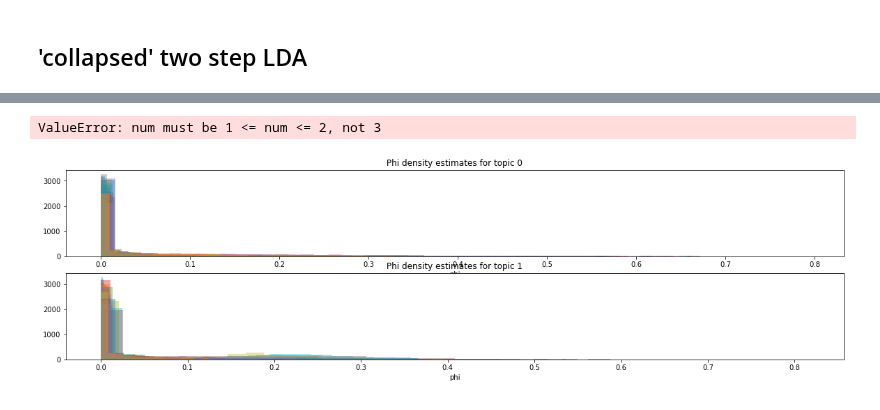
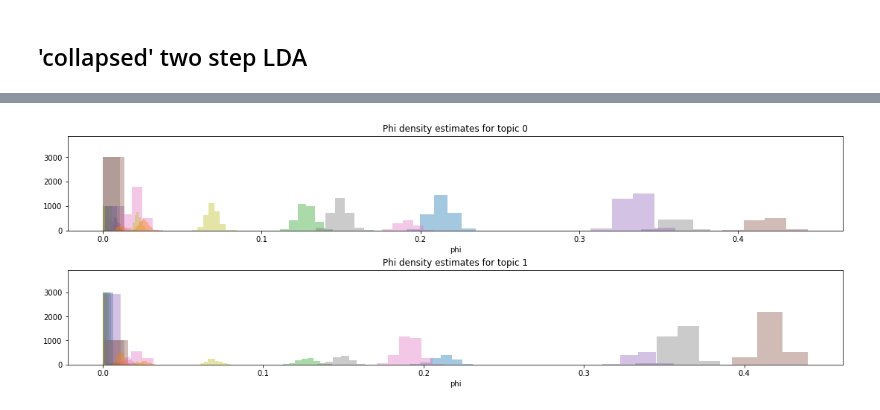
Before and after one commit to morrislab/damuta, a Jupyter notebook: twostep_lda.ipynb, the cells around one changed output, grey strips where cells are left out. Cells and saved outputs as stored; diff of their text form; code cells hidden in the pictures.

```diff
--- a/twostep_lda.ipynb
+++ b/twostep_lda.ipynb
@@ -64,0 +109,10 @@ X_encoded, Y_encoded = encode_counts(data)
+# %%
+plt.figure(figsize=(15,10))
+for j in range(J):
+    plt.subplot(J,1,j+1)
+    plt.bar(['ACA', 'ACC', 'ACG', 'ACT', 'CCA', 'CCC', 'CCG', 'CCT',
+             'GCA', 'GCC', 'GCG', 'GCT', 'TCA', 'TCC', 'TCG', 'TCT',
+             'ATA', 'ATC', 'ATG', 'ATT', 'CTA', 'CTC', 'CTG', 'CTT',
+             'GTA', 'GTC', 'GTG', 'GTT', 'TTA', 'TTC', 'TTG', 'TTT'],
+            phi_gen[j], color = np.repeat(['green', 'blue'], 16))
+#plt.tick_params(labelsize=12, rotation=45)
@@ -113,7 +163,0 @@ az.plot_posterior(full_trace, var_names=['theta']);
-# %%
-plt.figure(figsize=(20,5))
-for j in range(J):
-    plt.subplot(J,1,j+1)
-    for c in range(C):
-        sns.distplot(full_trace.posterior['phi'][:, :, j, c], kde=False, hist=True)
-    plt.title(f'Phi density estimates for topic {j}')
@@ -147,9 +200,8 @@ with pm.Model() as collapsed_model:
     etaT = pm.Dirichlet("etaT", a=beta[:,[0,1,2]], shape=(C//2, K, M))
     eta = pm.Deterministic('eta', pm.math.concatenate([etaC, etaT], axis=0))
 
-    for s in range(S):
-        W = pm.math.matrix_dot(theta[s], phi)
-        Q = pm.math.matrix_dot(theta[s],A[s],eta)
+    B = pm.Deterministic("B", (pm.math.matrix_dot(theta, phi)[:,:,None] * \
+                               pm.math.matrix_dot(tt.batched_dot(theta,A),eta)).reshape((S, -1)))
 
-        # mutation counts
-        w = pm.Multinomial(f'sample_{s}', n = N[s], p = tt.batched_dot(W,Q).reshape((-1,)) , observed=data[s])
+    # mutation counts
+    w = pm.Multinomial(f'sample', n = N[0], p = B , observed=data)
@@ -191 +228,6 @@ The rhat statistic is larger than 1.05 for some parameters. This indicates sligh
 The estimated number of effective samples is smaller than 200 for some parameters.
+# %%
+for j in range(J):
+    plt.subplot(J,1,j+1)
+    plt.bar(np.arange(0,32), phi_gen[j])
+    plt.bar(np.arange(0,32), collapsed_trace.posterior.phi[0][0][j], width=0.5)
@@ -196,10 +259,9 @@ az.plot_posterior(collapsed_trace, var_names=['theta']);
 # %%
-plt.figure(figsize=(20,5))
+plt.figure(figsize=(15,5), constrained_layout = True)
 for j in range(J):
-    plt.subplot(2,1,j+1)
+    plt.subplot(J,1,j+1)
     for c in range(C):
         sns.distplot(collapsed_trace.posterior['phi'][:, :, j, c], kde=False, hist=True)
     plt.title(f'Phi density estimates for topic {j}')
 # %% [output]
-ValueError: num must be 1 <= num <= 2, not 3
-[figure, old version]
+[figure, new version]
```
Also changed, not shown: parts of 47 cells of this notebook.
